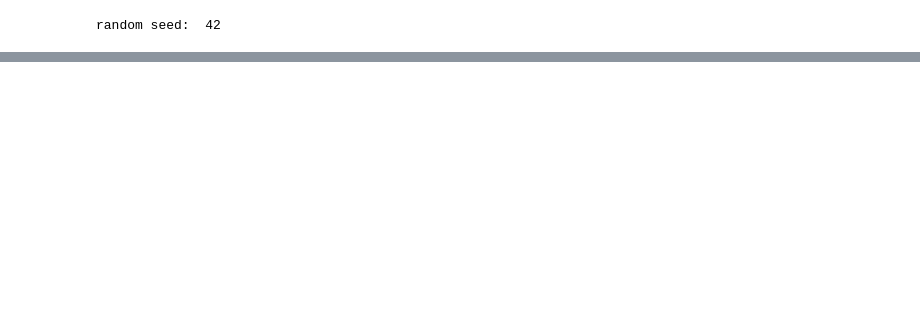
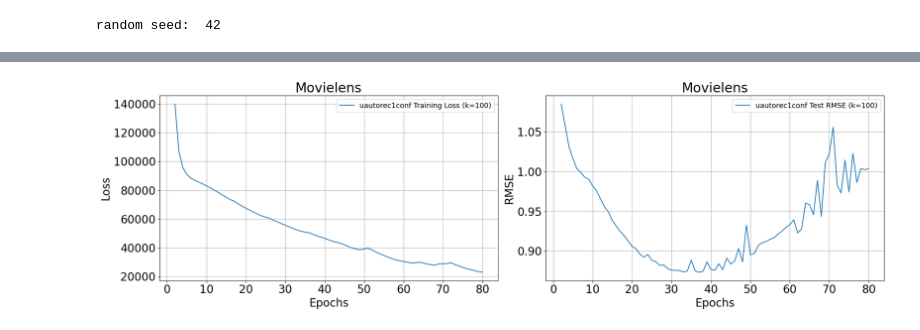
Before and after one commit to SStokroos/NEW, a Jupyter notebook: zelf/Tuning.ipynb, the cells around one changed output, grey strips where cells are left out. Drawn from its saved outputs; the diff is of its cells as text; code cells hidden in the pictures; blank space fills up the shorter version.

```diff
--- a/zelf/Tuning.ipynb
+++ b/zelf/Tuning.ipynb
@@ -303,0 +360,81 @@ KeyboardInterrupt:
+# %%
+import numpy as np
+import matplotlib.pyplot as plt
+import os
+
+def plot_results(result_path, models, k_values, save_fig=False):
+    plt.figure(figsize=(20, 6))
+
+    for k in k_values:
+        for model in models:
+            class_name = model['class_name'].lower()
+            class_folder = os.path.join(result_path, class_name)
+            train_loss_file = os.path.join(class_folder, f'TUNED_train_loss_highepochs2_ml_k{k}.npy')
+            test_rmse_file = os.path.join(class_folder, f'TUNED_test_rmsehighepochs2_ml_k{k}.npy')
+
+            if not os.path.exists(train_loss_file) or not os.path.exists(test_rmse_file):
+                print(f"Files for {class_name} with k={k} not found.")
+                continue
+
+            train_loss_history = np.load(train_loss_file)
+            test_rmse_history = np.load(test_rmse_file)
+
+            print(f"{class_name} (k={k}) - Train loss history shape: {train_loss_history.shape}")
+            print(f"{class_name} (k={k}) - Test RMSE history shape: {test_rmse_history.shape}")
+
+            epochs = np.arange(1, len(train_loss_history) + 1)
+
+            # Plot training loss
+            plt.subplot(1, 2, 1)
+            plt.plot(epochs[1:], train_loss_history[1:], label=f'{class_name} Training Loss (k={k})')
+
+            # Plot test RMSE
+            plt.subplot(1, 2, 2)
+            plt.plot(epochs[1:], test_rmse_history[1:], label=f'{class_name} Test RMSE (k={k})')
+
+    plt.subplot(1, 2, 1)
+    plt.xlabel('Epochs', fontsize=20)
+    plt.ylabel('Loss', fontsize=20)
+    plt.xticks(fontsize=20)
+    plt.yticks(fontsize=20)
+    plt.title('Movielens', fontsize=24)
+    plt.legend(fontsize=13)
+    plt.grid(True)
+
+    plt.subplot(1, 2, 2)
+    plt.xlabel('Epochs', fontsize=20)
+    plt.ylabel('RMSE', fontsize=20)
+    plt.xticks(fontsize=20)
+    plt.yticks(fontsize=20)
+    plt.title('Movielens', fontsize=24)
+    plt.legend(fontsize=13)
+    plt.grid(True)
+
+    plt.tight_layout()
+
+    if save_fig:
+        save_path = os.path.join(result_path, 'plots')
+        os.makedirs(save_path, exist_ok=True)
+        fig_file = os.path.join(save_path, f'TUNED_{class_name}_highepochs.png')
+        plt.savefig(fig_file, dpi=300)
+        print(f"Plot saved to {fig_file}")
+
+    plt.show()
+
+# Example usage
+result_path = 'C:/Users/Sten Stokroos/Desktop/NEW/zelf/results'
+models = [
+    # {'module_name': 'urec_og', 'class_name': 'UAutoRec'},
+    {'module_name': 'urec_1_conf', 'class_name': 'UAutoRec1Conf'},
+    # {'module_name': 'urec_1_confexp', 'class_name': 'UAutoRec1ConfExp'},
+    # {'module_name': 'urec_2_conf', 'class_name': 'UAutoRec2Conf'},
+    # {'module_name': 'urec_2_confexp', 'class_name': 'UAutoRec2ConfExp'},
+    # {'module_name': 'urec_3_conf', 'class_name': 'UAutoRec3Conf'},
+    # {'module_name': 'urec_3_confexp', 'class_name': 'UAutoRec3ConfExp'},
+    # {'module_name': 'urec_4_conf', 'class_name': 'UAutoRec4Conf'},
+    # {'module_name': 'urec_4_confexp', 'class_name': 'UAutoRec4ConfExp'}
+]
+k_values = [100]  # Add all the k values you want to plot
+
+plot_results(result_path, models, k_values, save_fig=True)
+# %% [output]
@@ -303,0 +444 @@ KeyboardInterrupt:
+[figure, added]
```
Also changed, not shown: parts of 6 cells of this notebook, 15 other files.
